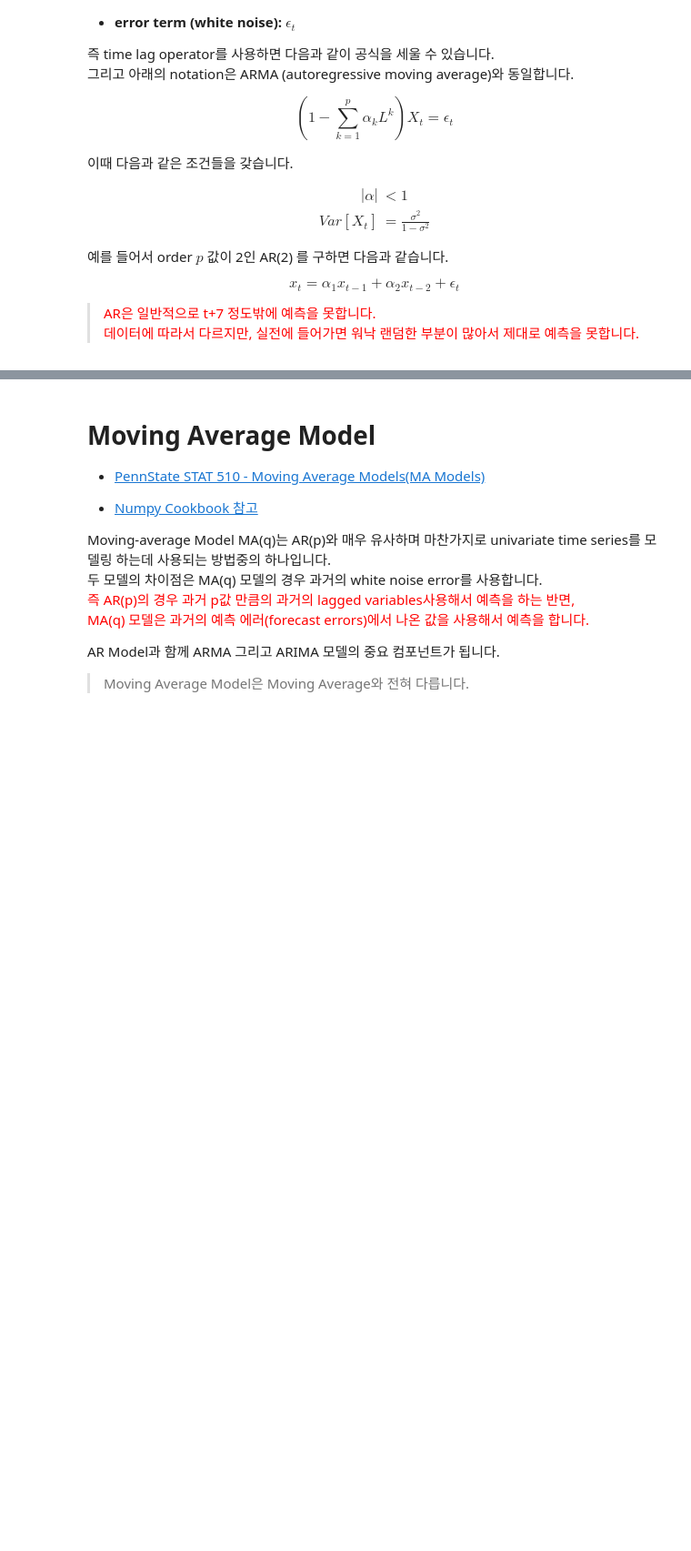
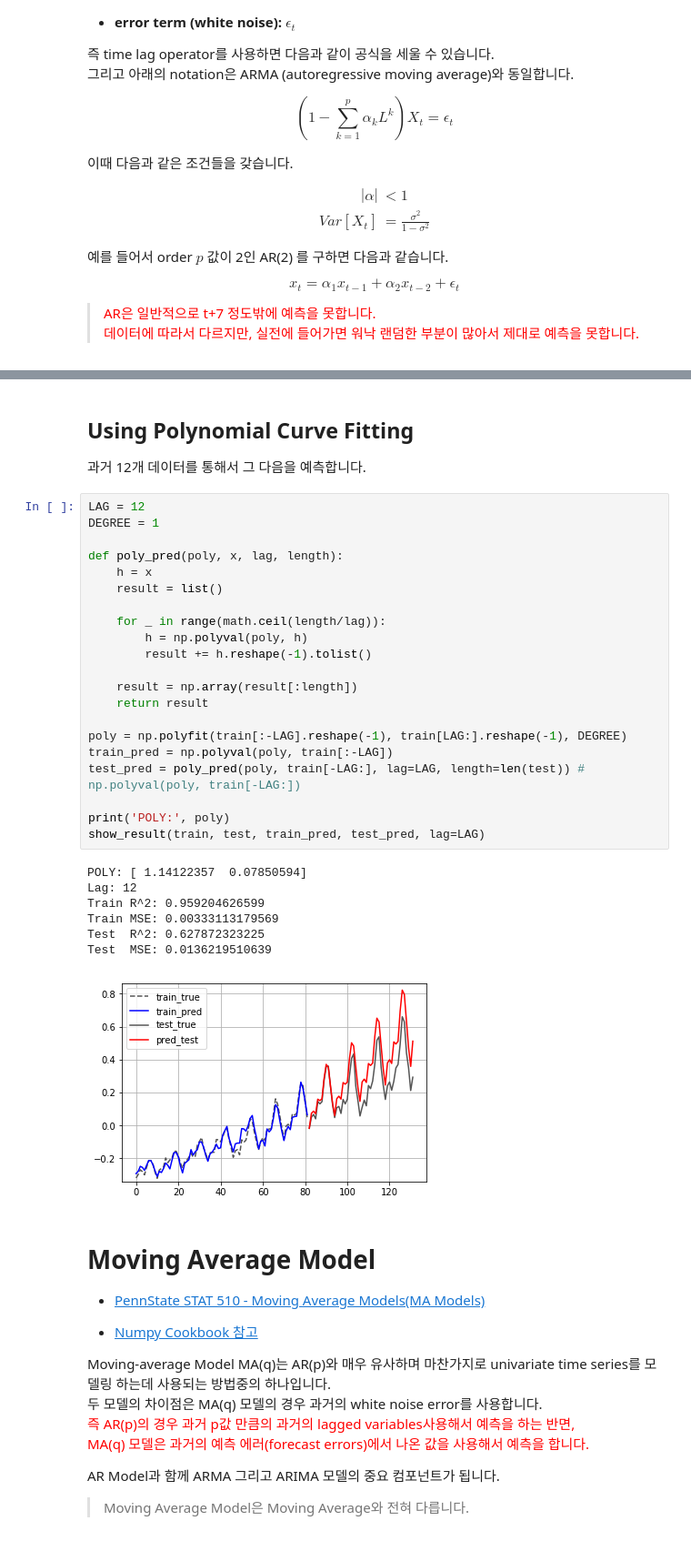
Before and after one commit to AndersonJo/arima-python, a Jupyter notebook: ARIMA.ipynb, the cells around one changed output, grey strips where cells are left out. Shown: that part at 91% size. Drawn from its saved outputs; the diff is of its cells as text; blank space fills up the shorter version.

```diff
--- a/ARIMA.ipynb
+++ b/ARIMA.ipynb
@@ -354,3 +443,36 @@ Test  MSE: 0.0194934655048
+# %% [markdown]
+## Using Polynomial Curve Fitting
+
+과거 12개 데이터를 통해서 그 다음을 예측합니다.
+# %%
+LAG = 12
+DEGREE = 1
+
+def poly_pred(poly, x, lag, length):
+    h = x
+    result = list()
+
+    for _ in range(math.ceil(length/lag)):
+        h = np.polyval(poly, h)
+        result += h.reshape(-1).tolist()
+
+    result = np.array(result[:length])
+    return result
+
+poly = np.polyfit(train[:-LAG].reshape(-1), train[LAG:].reshape(-1), DEGREE)
+train_pred = np.polyval(poly, train[:-LAG])
+test_pred = poly_pred(poly, train[-LAG:], lag=LAG, length=len(test)) # np.polyval(poly, train[-LAG:])
+
+print('POLY:', poly)
+show_result(train, test, train_pred, test_pred, lag=LAG)
+# %% [output]
+POLY: [ 1.14122357  0.07850594]
+Lag: 12
+Train R^2: 0.959204626599
+Train MSE: 0.00333113179569
+Test  R^2: 0.627872323225
+Test  MSE: 0.0136219510639
+[figure, added]
 # %% [markdown]
 # Moving Average Model
 
```
Also changed, not shown: parts of 12 cells of this notebook.
